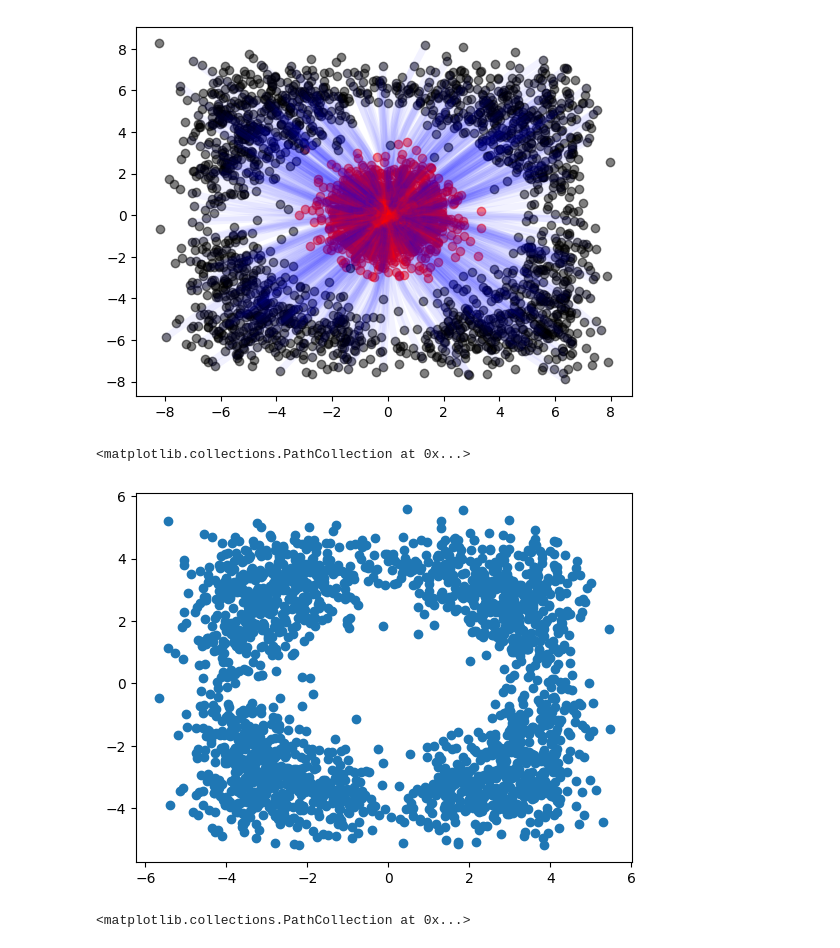
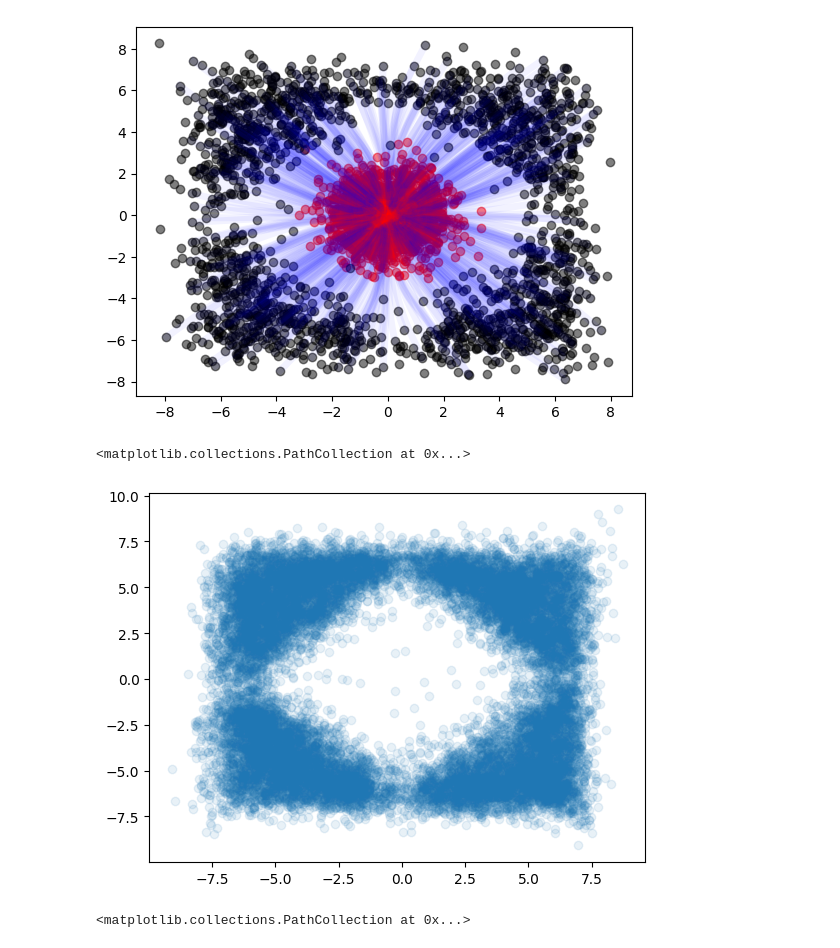
Before and after one commit to AHsu98/StoKAAsticInterpolants, a Jupyter notebook: equinox_test.ipynb, the cells around one changed output. Cells and saved outputs as stored; diff of their text form; code cells hidden in the pictures.

```diff
--- a/equinox_test.ipynb
+++ b/equinox_test.ipynb
@@ -201,15 +201,15 @@ for i in range(500):
 # %%
 term = ODETerm(dX_t)
 solver = Dopri5()
-X0 = reference_samples
-solution = diffeqsolve(term, solver, t0=0, t1=1., dt0=0.01, y0=X0)
+X0 = jax.random.normal(jax.random.PRNGKey(132),(20000,2))
+solution = diffeqsolve(term, solver, t0=0, t1=1., dt0=0.1, y0=X0)
 # %%
 sol_samples = solution.ys[0]
 # %%
-plt.scatter(sol_samples[:,0],sol_samples[:,1])
+plt.scatter(sol_samples[:,0],sol_samples[:,1],alpha = 0.1)
 # %% [output]
 <matplotlib.collections.PathCollection at 0x...>
-[figure, old version]
+[figure, new version]
 # %%
 plt.scatter(X0[:,0],X0[:,1])
 # %% [output]
```
Also changed, not shown: 2 other files.
